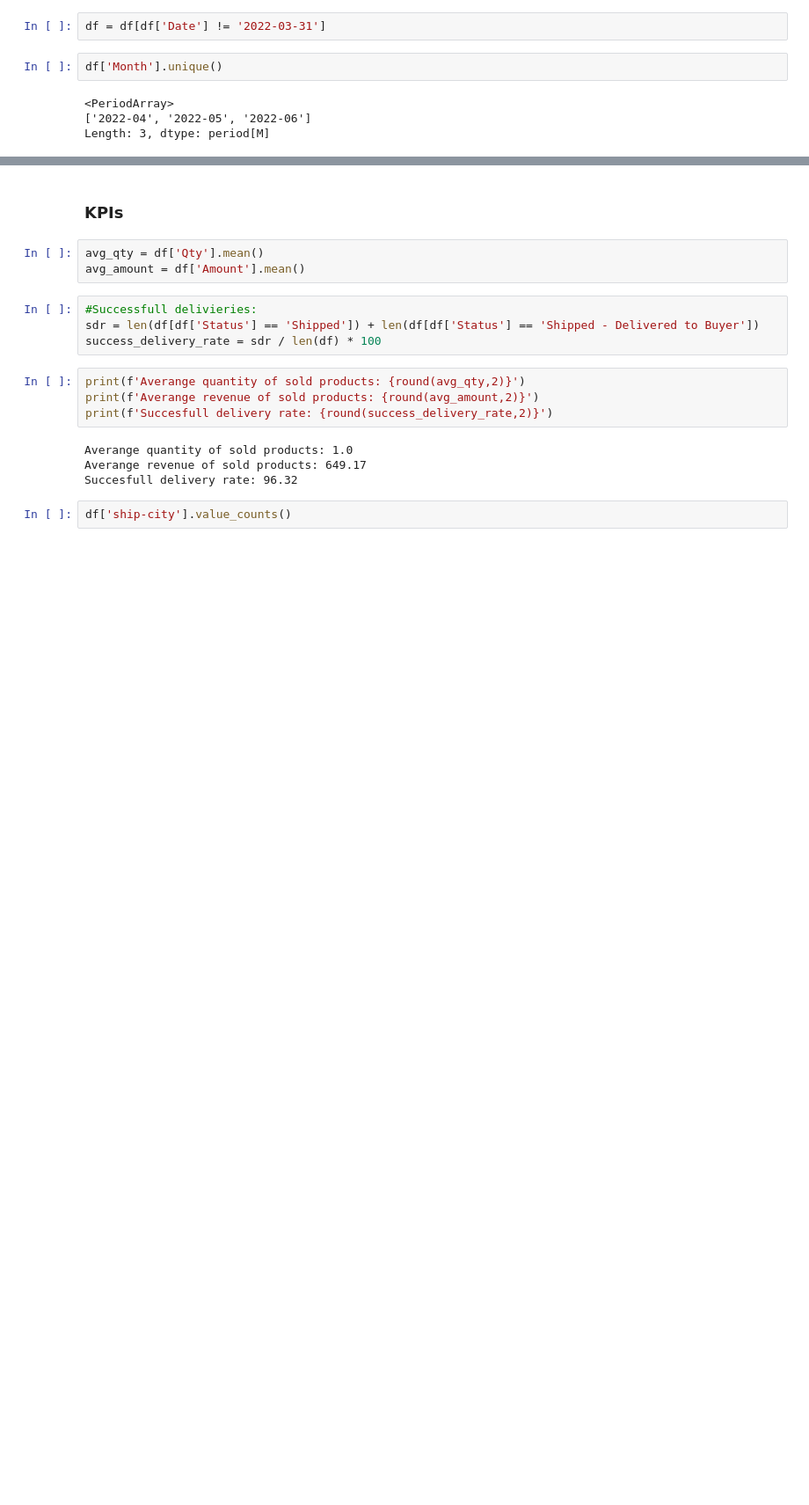
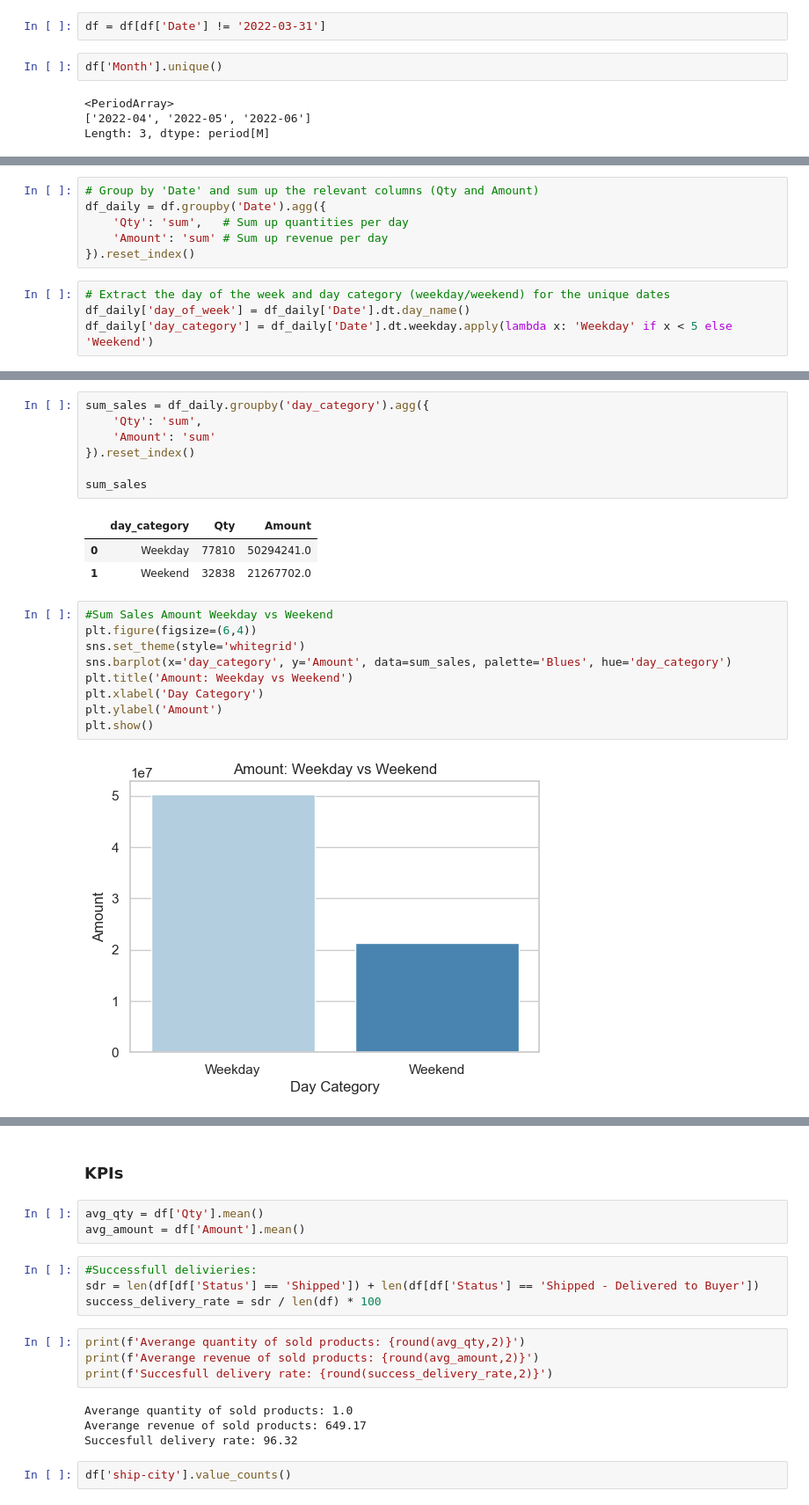
Before and after one commit to HMurawski/E-commerce-Sales-Analysis, a Jupyter notebook: E-Commerce Sales Analysis.ipynb, the cells around one changed output, grey strips where cells are left out. Shown at 88% size. Saved outputs shown, nothing was run; the diff lists cells and outputs as text; blank space fills up the shorter version.

```diff
--- a/E-Commerce Sales Analysis.ipynb
+++ b/E-Commerce Sales Analysis.ipynb
@@ -369,0 +422,10 @@ plt.show()
+# %%
+# Group by 'Date' and sum up the relevant columns (Qty and Amount)
+df_daily = df.groupby('Date').agg({
+    'Qty': 'sum',   # Sum up quantities per day
+    'Amount': 'sum' # Sum up revenue per day
+}).reset_index()
+# %%
+# Extract the day of the week and day category (weekday/weekend) for the unique dates
+df_daily['day_of_week'] = df_daily['Date'].dt.day_name()
+df_daily['day_category'] = df_daily['Date'].dt.weekday.apply(lambda x: 'Weekday' if x < 5 else 'Weekend')
@@ -369,0 +448,22 @@ plt.show()
+# %%
+sum_sales = df_daily.groupby('day_category').agg({
+    'Qty': 'sum',
+    'Amount': 'sum'
+}).reset_index()
+
+sum_sales
+# %% [output]
+|  | day_category | Qty | Amount |
+| 0 | Weekday | 77810 | 50294241.0 |
+| 1 | Weekend | 32838 | 21267702.0 |
+# %%
+#Sum Sales Amount Weekday vs Weekend
+plt.figure(figsize=(6,4))
+sns.set_theme(style='whitegrid')
+sns.barplot(x='day_category', y='Amount', data=sum_sales, palette='Blues', hue='day_category')
+plt.title('Amount: Weekday vs Weekend')
+plt.xlabel('Day Category')
+plt.ylabel('Amount')
+plt.show()
+# %% [output]
+[figure, added]
```
Also changed, not shown: parts of 19 cells of this notebook.
